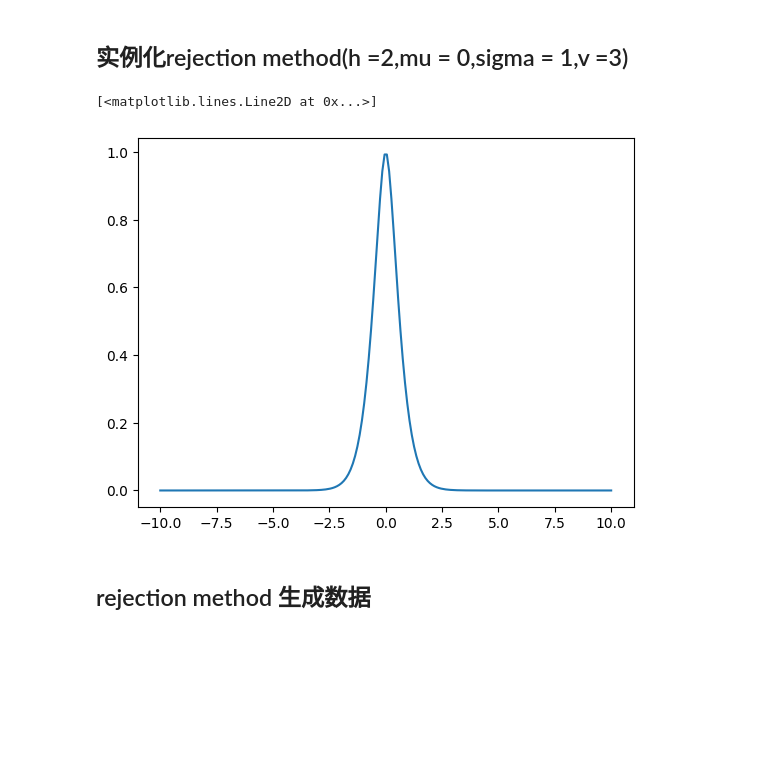
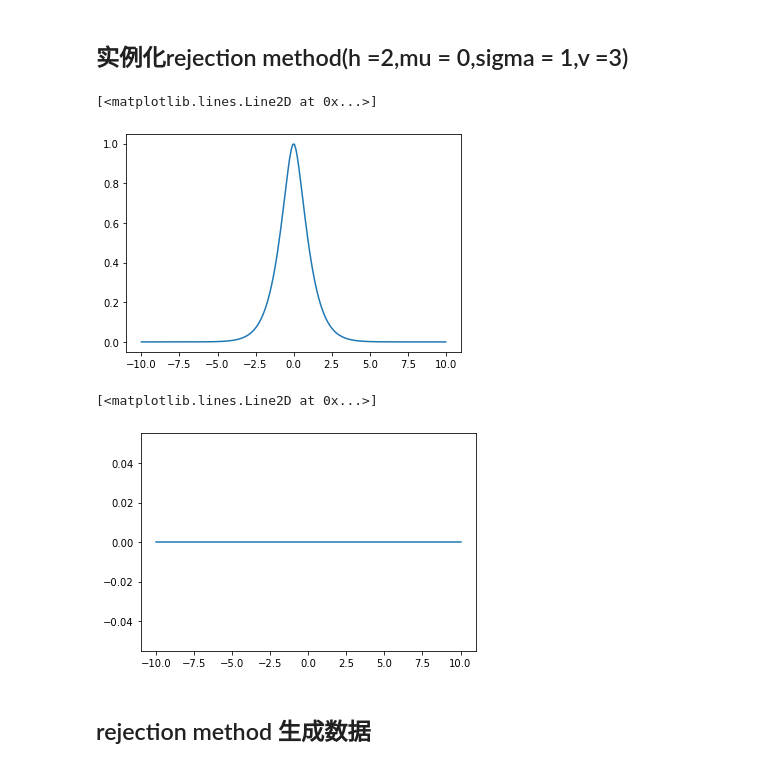
Before and after one commit to LeeShuaiyu/Test, a Jupyter notebook: Version_12.1.ipynb, the cells around one changed output. Drawn from its saved outputs; the diff is of its cells as text; code cells hidden in the pictures; blank space fills up the shorter version.

```diff
--- a/Version_12.1.ipynb
+++ b/Version_12.1.ipynb
@@ -112,12 +112,12 @@ class rejection_method:
         return y
     def phi_abs0(self,t):
         return self.phi_h(t)[2]
-    def phi_prime(self,t,delt = 0.01):
+    def phi_prime(self,t,delt = 0.0001):
         d_1 = (self.phi_h(t)[0]-self.phi_h(t+delt)[0])/delt
         d_2 = (self.phi_h(t)[1]-self.phi_h(t+delt)[1])/delt
         d_abs = math.sqrt(d_1**2+d_2**2)
         return d_1,d_2
-    def phi_prime_prime(self,t,delt = 0.01):
+    def phi_prime_prime(self,t,delt = 0.0001):
         d_1 = (self.phi_prime(t)[0]-self.phi_prime(t+delt)[0])/delt
         d_2 = (self.phi_prime(t)[1]-self.phi_prime(t+delt)[1])/delt
         d_abs = math.sqrt(d_1**2+d_2**2)
@@ -238,17 +238,25 @@ class Characteristic_function:
 # %% [markdown]
 ## 实例化rejection method(h =2,mu = 0,sigma = 1,v =3)
 # %%
-rm = rejection_method(h = 2,n = 1000,v =3)
+rm = rejection_method(h = 1,n = 1000,v =3)
 num_t = 200
 range_t = 10
 t = torch.linspace(-range_t,range_t,num_t,dtype = torch.float64)
 intg_0 = []
 for i in range(len(t)):
-    intg_0 += [rm.phi_abs0(t[i])]
+    intg_0 += [rm.phi_h(t[i])[0]]
 plt.plot(t,intg_0)
 # %% [output]
 [<matplotlib.lines.Line2D at 0x...>]
-[figure, old version]
+[figure, new version]
+# %%
+intg_0 = []
+for i in range(len(t)):
+    intg_0 += [rm.phi_h(t[i])[1]]
+plt.plot(t,intg_0)
+# %% [output]
+[<matplotlib.lines.Line2D at 0x...>]
+[figure, added]
 # %% [markdown]
 ## rejection method 生成数据
 # %%
```
Also changed, not shown: parts of 18 cells of this notebook.
